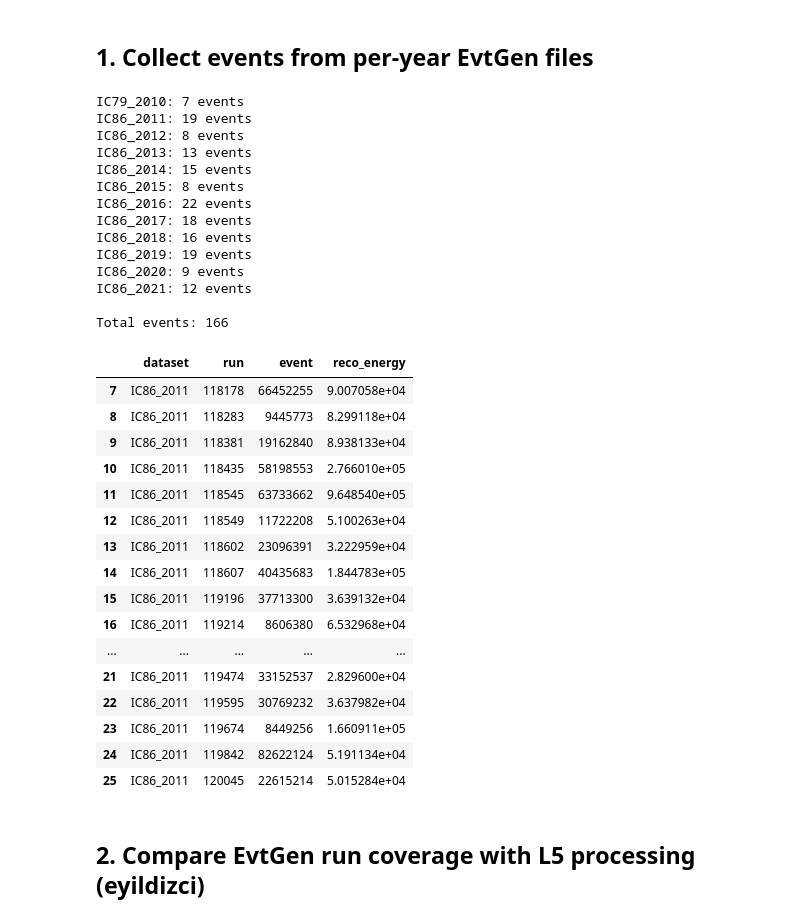
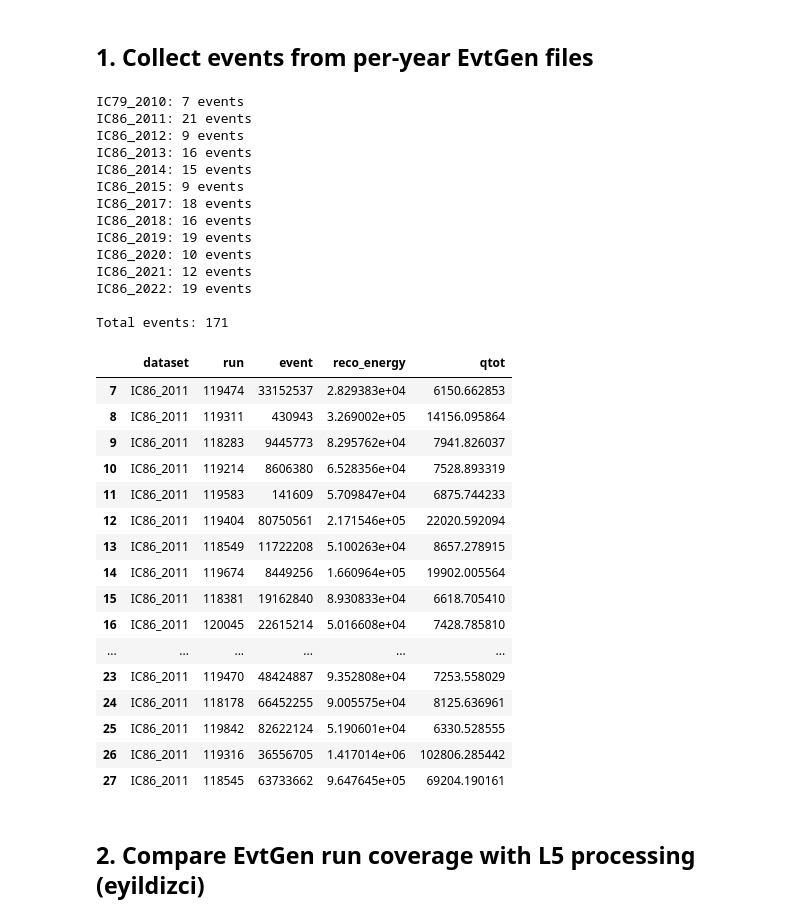
Before and after one commit to icecube/reco_processing, a Jupyter notebook: NNMFit/notebooks/unblind/step1_hese_flux/compare_hese_events.ipynb, the cells around one changed output. Cells and saved outputs as stored; diff of their text form; code cells hidden in the pictures.

```diff
--- a/NNMFit/notebooks/unblind/step1_hese_flux/compare_hese_events.ipynb
+++ b/NNMFit/notebooks/unblind/step1_hese_flux/compare_hese_events.ipynb
@@ -17,7 +17,7 @@ from pathlib import Path
 # %% [markdown]
 ## 1. Collect events from per-year EvtGen files
 # %%
-BASE_PATH = "/data/user/tvaneede/GlobalFit/reco_processing/data/hese/output/v1"
+BASE_PATH = "/data/user/tvaneede/GlobalFit/reco_processing/data/hese/output/v2"
 
 DATASETS = [
     "IC79_2010",
@@ -26,68 +26,70 @@ DATASETS = [
     "IC86_2013",
     "IC86_2014",
     "IC86_2015",
-    "IC86_2016",
+    # "IC86_2016",
     "IC86_2017",
     "IC86_2018",
     "IC86_2019",
     "IC86_2020",
     "IC86_2021",
+    "IC86_2022",
 ]
 # %%
 records = []
 
 for dataset in DATASETS:
     path = f"{BASE_PATH}/{dataset}/EvtGen/EvtGen.h5"
     with tables.open_file(path, "r") as f:
         df_hdr = pd.DataFrame({
             "run":   f.root.I3EventHeader.col("Run"),
             "event": f.root.I3EventHeader.col("Event"),
         })
         df_en = pd.DataFrame({
             "run":         f.root.RecoETot.col("Run"),
             "event":       f.root.RecoETot.col("Event"),
             "reco_energy": f.root.RecoETot.col("value"),
+            "qtot": f.root.HESE_CausalQTot.col("value"),
         })
     df = df_hdr.merge(df_en, on=["run", "event"], how="left")
     df.insert(0, "dataset", dataset)
     records.append(df)
     print(f"{dataset}: {len(df)} events")
 
 df_evtgen = pd.concat(records, ignore_index=True)
 print(f"\nTotal events: {len(df_evtgen)}")
 df_evtgen[ df_evtgen["dataset"] == "IC86_2011" ]
 # %% [output]
 IC79_2010: 7 events
-IC86_2011: 19 events
-IC86_2012: 8 events
-IC86_2013: 13 events
+IC86_2011: 21 events
+IC86_2012: 9 events
+IC86_2013: 16 events
 IC86_2014: 15 events
-IC86_2015: 8 events
-IC86_2016: 22 events
+IC86_2015: 9 events
 IC86_2017: 18 events
 IC86_2018: 16 events
 IC86_2019: 19 events
-IC86_2020: 9 events
+IC86_2020: 10 events
 IC86_2021: 12 events
+IC86_2022: 19 events
 
-Total events: 166
+Total events: 171
-|  | dataset | run | event | reco_energy |
-| 7 | IC86_2011 | 118178 | 66452255 | 9.007058e+04 |
-| 8 | IC86_2011 | 118283 | 9445773 | 8.299118e+04 |
-| 9 | IC86_2011 | 118381 | 19162840 | 8.938133e+04 |
-| 10 | IC86_2011 | 118435 | 58198553 | 2.766010e+05 |
-| 11 | IC86_2011 | 118545 | 63733662 | 9.648540e+05 |
-| 12 | IC86_2011 | 118549 | 11722208 | 5.100263e+04 |
-| 13 | IC86_2011 | 118602 | 23096391 | 3.222959e+04 |
-| 14 | IC86_2011 | 118607 | 40435683 | 1.844783e+05 |
-| 15 | IC86_2011 | 119196 | 37713300 | 3.639132e+04 |
-| 16 | IC86_2011 | 119214 | 8606380 | 6.532968e+04 |
-| ... | ... | ... | ... | ... |
-| 21 | IC86_2011 | 119474 | 33152537 | 2.829600e+04 |
-| 22 | IC86_2011 | 119595 | 30769232 | 3.637982e+04 |
-| 23 | IC86_2011 | 119674 | 8449256 | 1.660911e+05 |
-| 24 | IC86_2011 | 119842 | 82622124 | 5.191134e+04 |
-| 25 | IC86_2011 | 120045 | 22615214 | 5.015284e+04 |
+|  | dataset | run | event | reco_energy | qtot |
+| 7 | IC86_2011 | 119474 | 33152537 | 2.829383e+04 | 6150.662853 |
+| 8 | IC86_2011 | 119311 | 430943 | 3.269002e+05 | 14156.095864 |
+| 9 | IC86_2011 | 118283 | 9445773 | 8.295762e+04 | 7941.826037 |
+| 10 | IC86_2011 | 119214 | 8606380 | 6.528356e+04 | 7528.893319 |
+| 11 | IC86_2011 | 119583 | 141609 | 5.709847e+04 | 6875.744233 |
+| 12 | IC86_2011 | 119404 | 80750561 | 2.171546e+05 | 22020.592094 |
+| 13 | IC86_2011 | 118549 | 11722208 | 5.100263e+04 | 8657.278915 |
+| 14 | IC86_2011 | 119674 | 8449256 | 1.660964e+05 | 19902.005564 |
+| 15 | IC86_2011 | 118381 | 19162840 | 8.930833e+04 | 6618.705410 |
+| 16 | IC86_2011 | 120045 | 22615214 | 5.016608e+04 | 7428.785810 |
+| ... | ... | ... | ... | ... | ... |
+| 23 | IC86_2011 | 119470 | 48424887 | 9.352808e+04 | 7253.558029 |
+| 24 | IC86_2011 | 118178 | 66452255 | 9.005575e+04 | 8125.636961 |
+| 25 | IC86_2011 | 119842 | 82622124 | 5.190601e+04 | 6330.528555 |
+| 26 | IC86_2011 | 119316 | 36556705 | 1.417014e+06 | 102806.285442 |
+| 27 | IC86_2011 | 118545 | 63733662 | 9.647645e+05 | 69204.190161 |
 # %% [markdown]
 ## 2. Compare EvtGen run coverage with L5 processing (eyildizci)
 # %%
```
Also changed, not shown: parts of 11 cells of this notebook, 1 other file.
